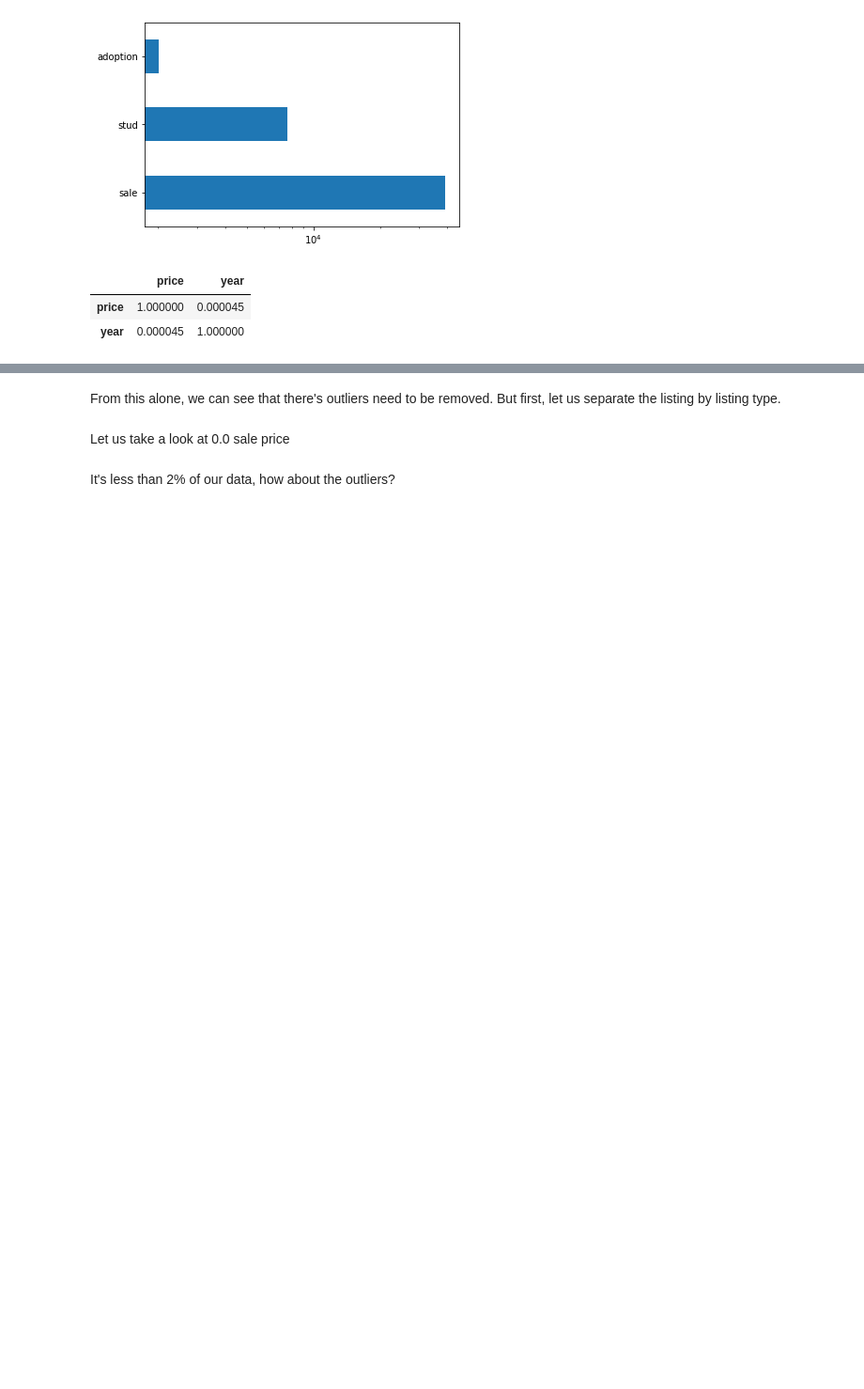
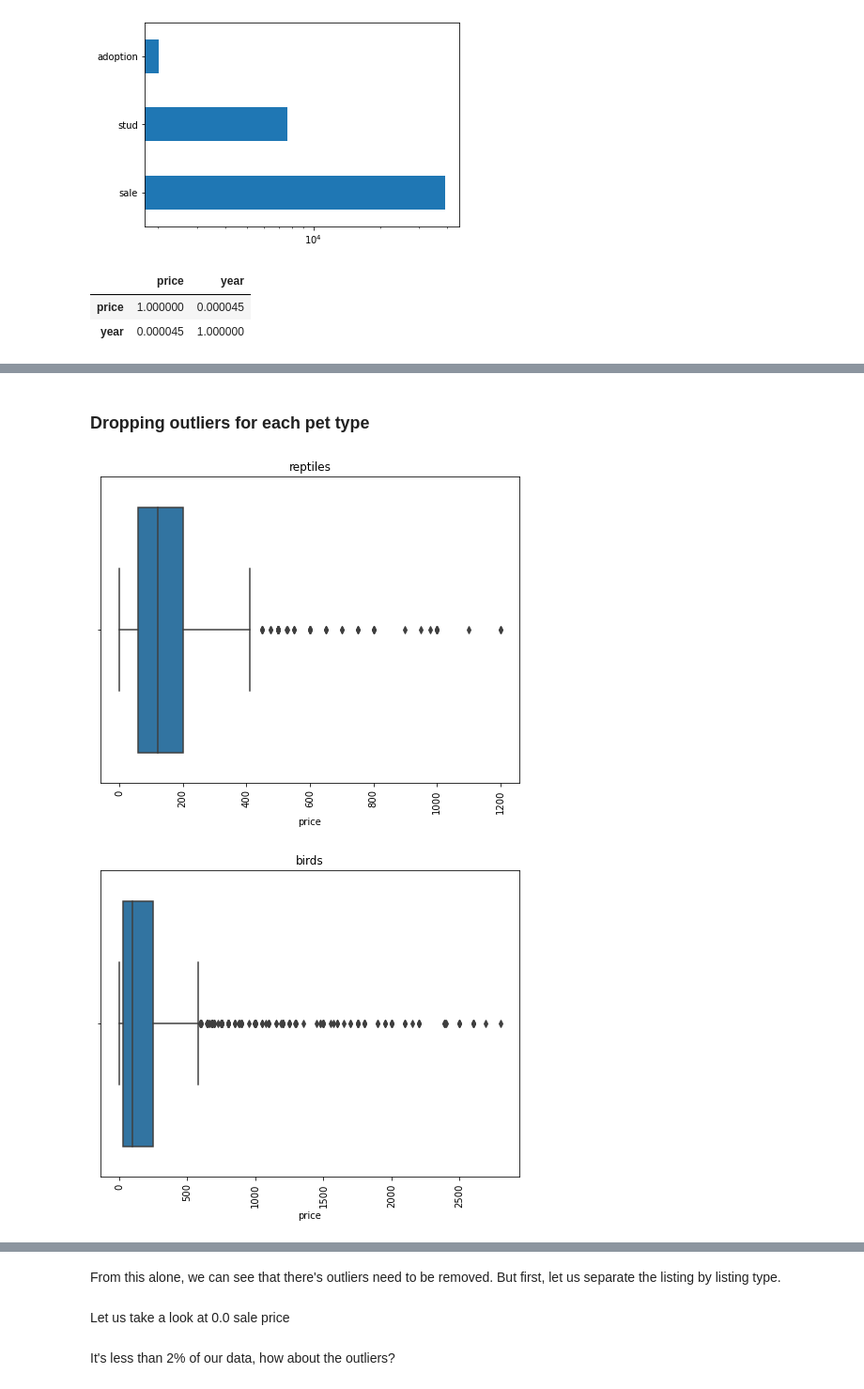
Before and after one commit to Chiuchiyin/Coding-fun, a Jupyter notebook: Pet Sale Price/EDA, data cleaning and modelling.ipynb, the cells around one changed output, grey strips where cells are left out. Shown: that part at 94% size. Drawn from its saved outputs; the diff is of its cells as text; code cells hidden in the pictures; blank space fills up the shorter version.

```diff
--- a/Pet Sale Price/EDA, data cleaning and modelling.ipynb
+++ b/Pet Sale Price/EDA, data cleaning and modelling.ipynb
@@ -435,0 +448,25 @@ The top priced entries makes no sense, some are not even real sale listing. They
+# %% [markdown]
+### Dropping outliers for each pet type
+# %%
+df1=df
+df1.dropna(inplace=True)
+df1.drop(df1[(df1['price'] > 22000)].index, inplace=True) #those above 22000 are exceedingly exhorbitant
+df1.drop(df1[(df1['price'] == 12345.0)].index, inplace=True) #the number look suspicious, checking the entry proved suspicion
+df1.drop(df1[(df1['price'] == 1234.0)].index, inplace=True) #same as above
+df1.drop(df1[(df1['pet_type'] == 'reptiles') & (df1['price'] > 1200)].index, inplace=True)
+df1.drop(df1[(df1['pet_type'] == 'birds') & (df1['price'] > 10000)].index, inplace=True)
+df1.drop(df1[(df1['pet_type'] == 'fish') & (df1['price'] > 2000)].index, inplace=True)
+df1.drop(df1[(df1['pet_type'] == 'poultry') & (df1['price'] > 1000)].index, inplace=True)
+df1.drop(df1[(df1['pet_type'] == 'rabbits') & (df1['price'] > 1000)].index, inplace=True)
+df1.drop(df1[(df1['listing_type'] == 'sale') & (df1['Title'].str.contains('service'))].index, inplace=True)
+df1.drop(df1[(df1['listing_type'] == 'sale') & (df1['Title'].str.contains('Services'))].index, inplace=True)
+df1.drop(df1[(df1['listing_type'] == 'sale') & (df1['price'] == 0.0)].index, inplace=True) #sale couldn't be zero
+#other listings don't look unusual enough to drop
+#sometimes title and description changes during scraping and we need to remove those.
+df1 = df1[~df1.duplicated(subset=['price', 'species', 'age', 'gender', 'seller_name', 'seller_location','seller_type',
+                                  'listing_type','pet_type'])].reset_index(drop=True)
+# %%
+price_plot_box (df1,'pet_type')
+# %% [output]
+[figure, added]
+[figure, added]
```
Also changed, not shown: parts of 24 cells of this notebook, 1 other file.
